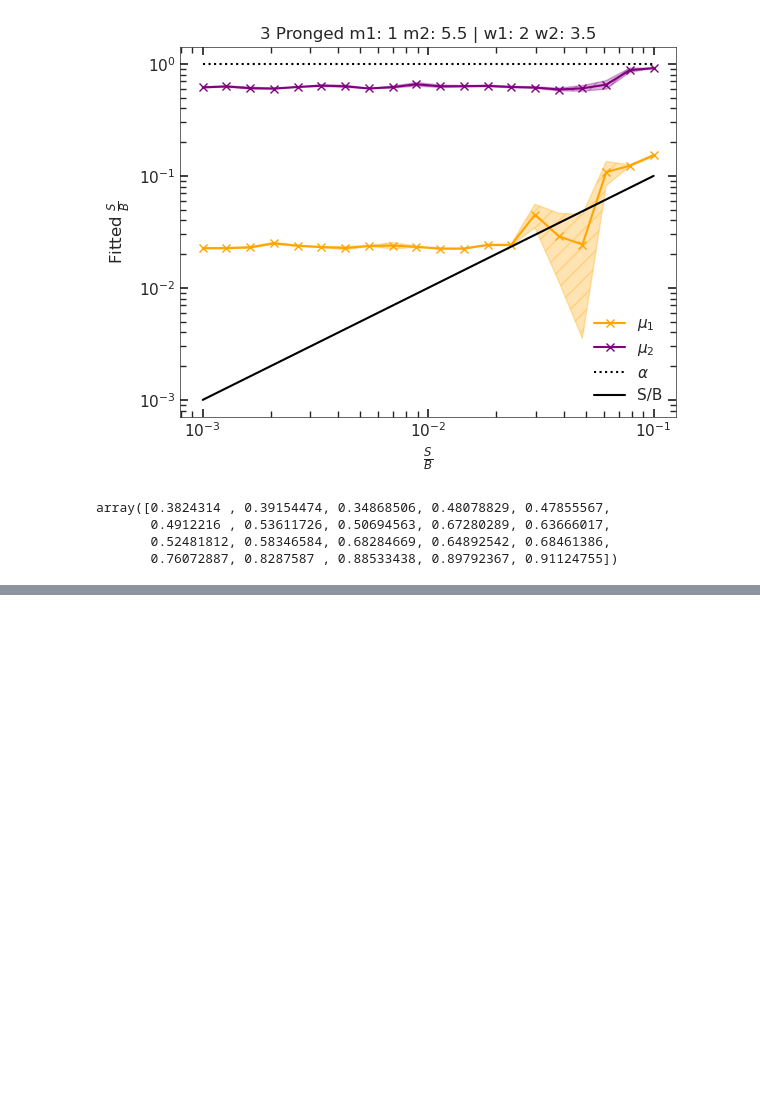
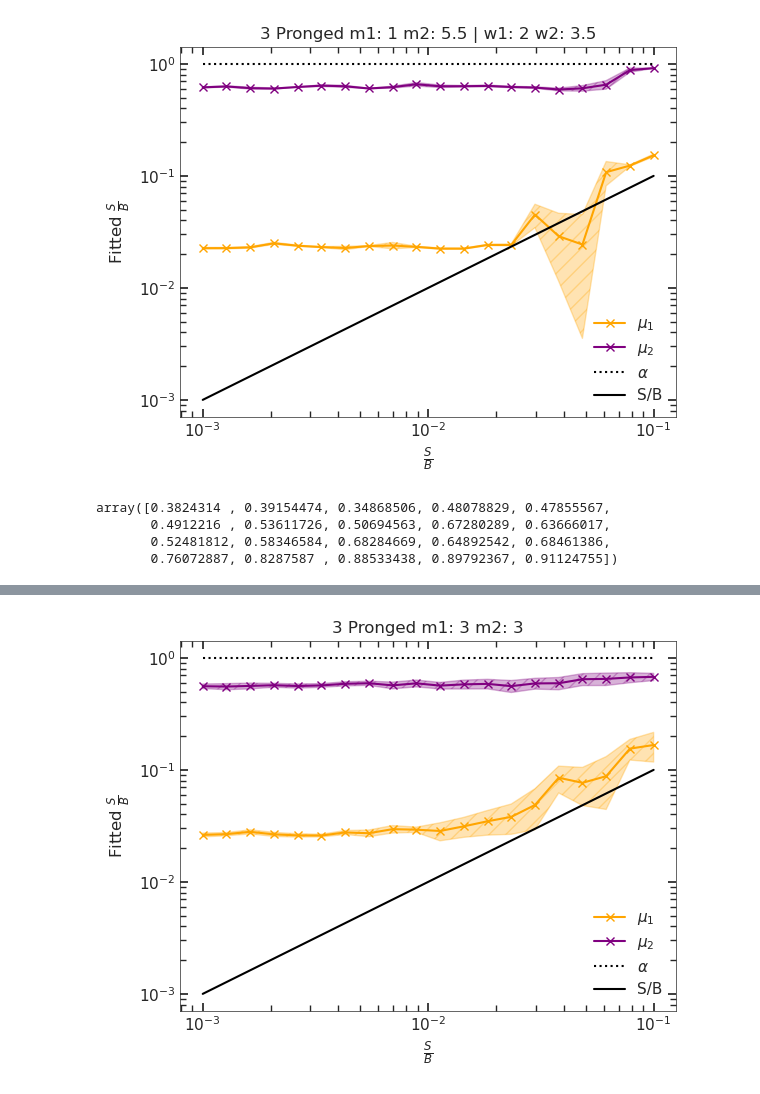
Before and after one commit to GitGup/SemiWeaklySupervised, a Jupyter notebook: manifolds.ipynb, the cells around one changed output, grey strips where cells are left out. Saved outputs shown, nothing was run; the diff lists cells and outputs as text; code cells hidden in the pictures; blank space fills up the shorter version.

```diff
--- a/manifolds.ipynb
+++ b/manifolds.ipynb
@@ -769,0 +839,43 @@ array([0.3824314 , 0.39154474, 0.34868506, 0.48078829, 0.47855567,
+# %%
+ww3_runs = np.load("3ProngWeight_List3_Runs33_randomized.npy")
+ww4_runs = np.load("3ProngWeight_List4_Runs33_randomized.npy")
+
+sigmoid = lambda x: 1. / (1. + np.exp(-x))
+ww4_runs = sigmoid(ww4_runs)
+
+signal_fraction_values = np.logspace(-3, -1, 20)
+avgww = np.median(ww3_runs, axis = 0)
+avgww2 = np.median(ww4_runs, axis = 0)
+
+fittedw = avgww
+fittedwstd = np.std(ww3_runs, axis = 0)
+
+fittedw2 = avgww2
+fittedwstd2 = np.std(ww4_runs, axis = 0)
+
+plt.figure()
+plt.plot(signal_fraction_values, fittedw, marker = "x", label=r"$\mu_{1}$", color='orange')
+plt.plot(signal_fraction_values, fittedw2, marker = "x", label=r"$\mu_{2}$", color='purple')
+plt.plot(signal_fraction_values, list(np.ones(20)), ls = ":",marker = "", label = r"$\alpha$", color = "black")
+
+plt.plot(sig_list, sig_list, marker = "", label='S/B', color='black')
+
+plt.fill_between(signal_fraction_values, fittedw - fittedwstd, fittedw + fittedwstd, color='orange', alpha=0.3, hatch = "//")
+plt.fill_between(signal_fraction_values, fittedw2 - fittedwstd2, fittedw2 + fittedwstd2, color='purple', alpha=0.3, hatch = "//")
+
+plt.xlabel(r'$\frac{S}{B}$')
+plt.ylabel(r'Fitted $\frac{S}{B}$')
+plt.title(f'3 Pronged m1: {3} m2: {3}')
+plt.yscale("log")
+plt.xscale("log")
+plt.gca().spines['left'].set_linewidth(0.5)
+plt.gca().spines['bottom'].set_linewidth(0.5)
+plt.gca().spines['top'].set_linewidth(0.5)
+plt.gca().spines['right'].set_linewidth(0.5)
+plt.tick_params(axis='both', which='both', direction='in', top=True, right=True)
+plt.tick_params(axis='both', which='both', direction='in', bottom=True, left=True)
+plt.legend(loc="lower right",frameon=False)
+plt.savefig('plot.png', dpi=450, bbox_inches='tight')
+plt.show()
+# %% [output]
+[figure, added]
```
Also changed, not shown: parts of 3 cells of this notebook.
